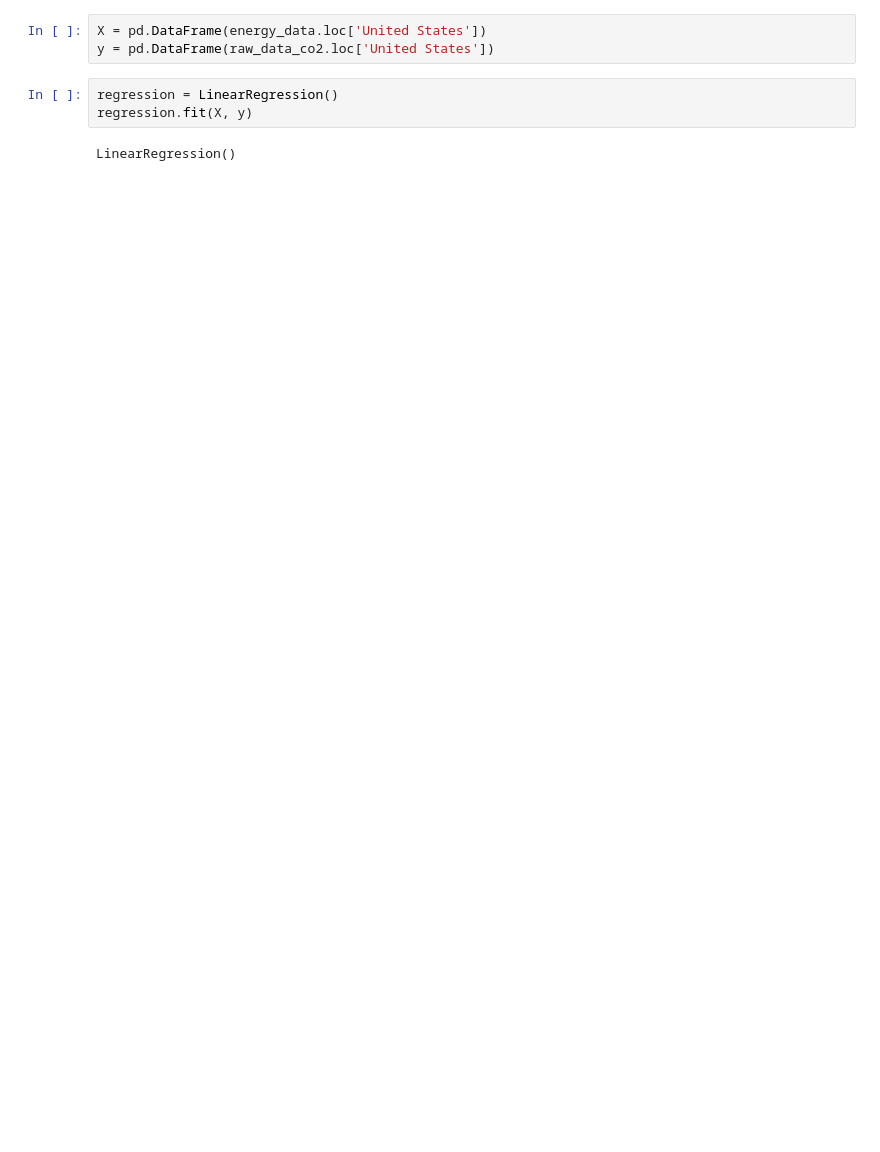
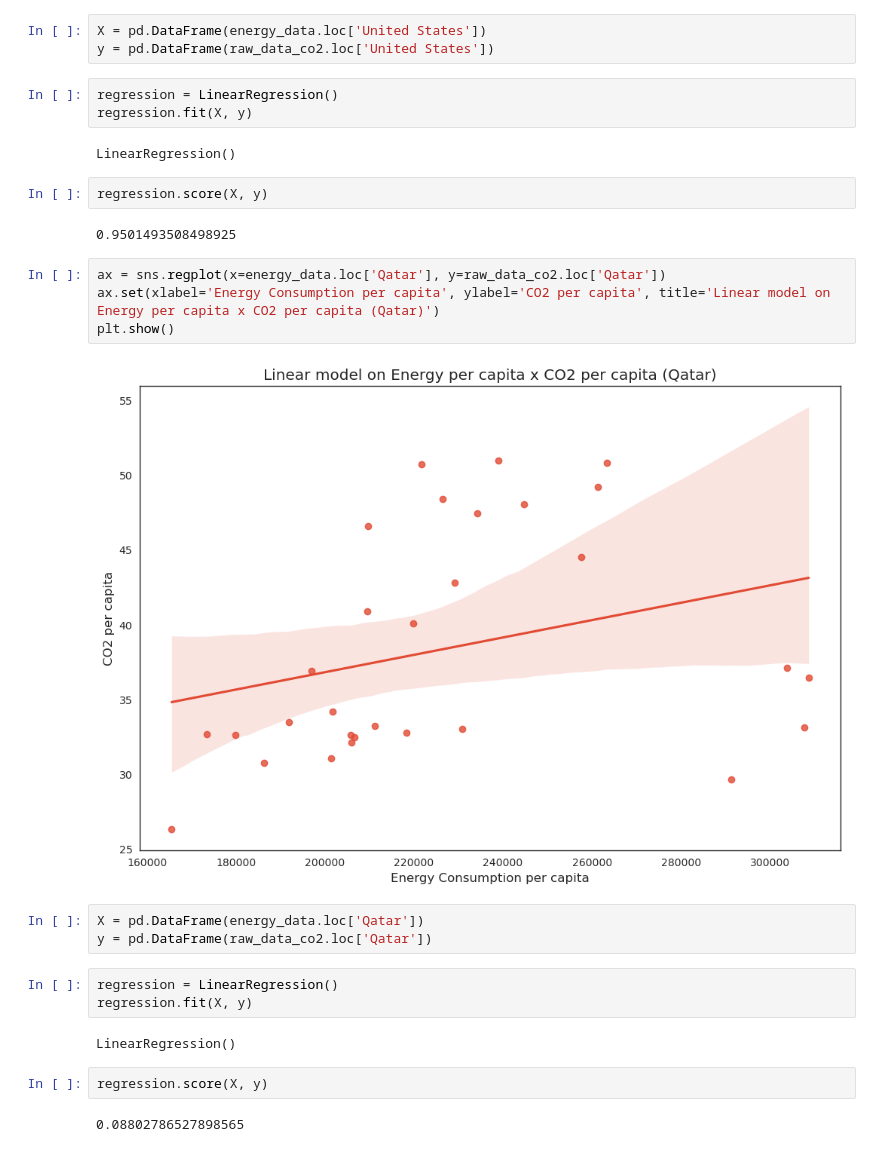
Before and after one commit to jpdatahive/co2-emissions-study, a Jupyter notebook: energy_consumption_x_co2_emission.ipynb, the cells around one changed output. Drawn from its saved outputs; the diff is of its cells as text; blank space fills up the shorter version.

```diff
--- a/energy_consumption_x_co2_emission.ipynb
+++ b/energy_consumption_x_co2_emission.ipynb
@@ -290,3 +294,25 @@ regression = LinearRegression()
 regression.fit(X, y)
 # %% [output]
 LinearRegression()
+# %%
+regression.score(X, y)
+# %% [output]
+0.9501493508498925
+# %%
+ax = sns.regplot(x=energy_data.loc['Qatar'], y=raw_data_co2.loc['Qatar'])
+ax.set(xlabel='Energy Consumption per capita', ylabel='CO2 per capita', title='Linear model on Energy per capita x CO2 per capita (Qatar)')
+plt.show()
+# %% [output]
+[figure, added]
+# %%
+X = pd.DataFrame(energy_data.loc['Qatar'])
+y = pd.DataFrame(raw_data_co2.loc['Qatar'])
+# %%
+regression = LinearRegression()
+regression.fit(X, y)
+# %% [output]
+LinearRegression()
+# %%
+regression.score(X, y)
+# %% [output]
+0.08802786527898565
```
Also changed, not shown: parts of 3 cells of this notebook.
